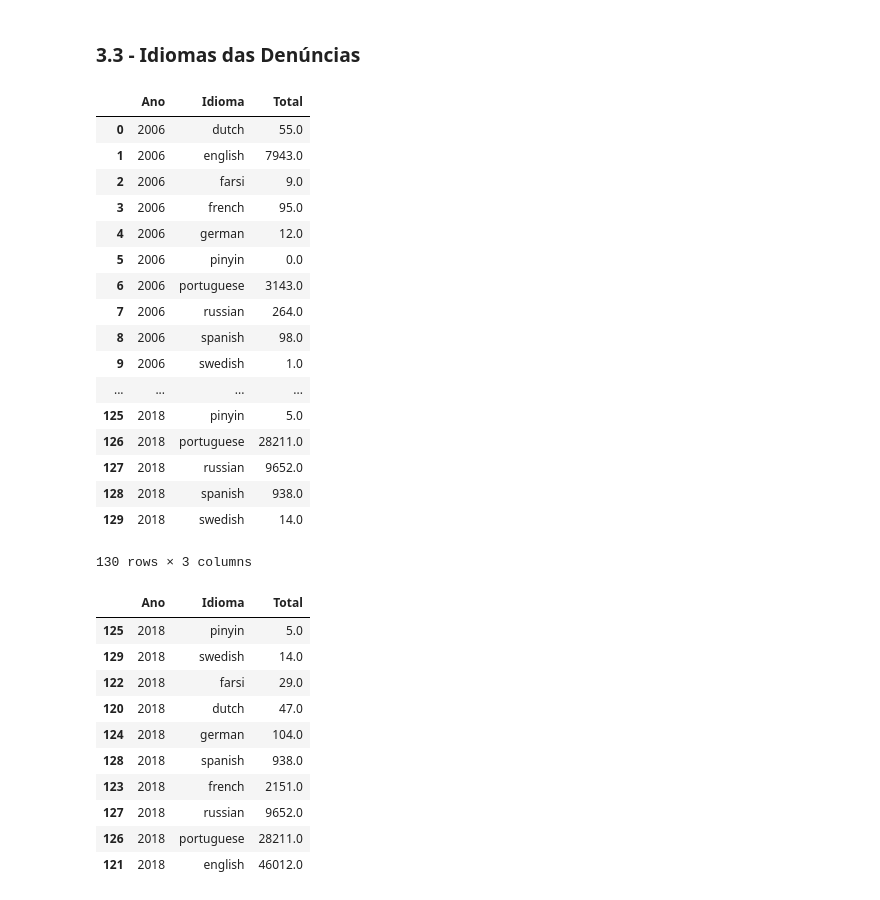
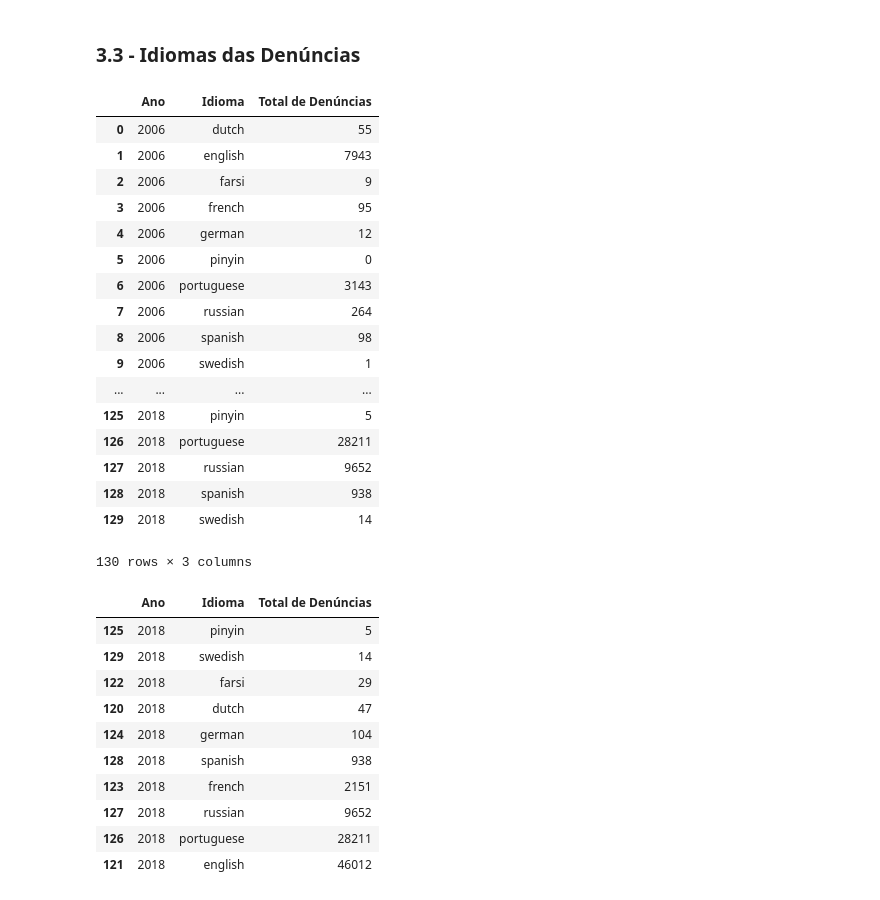
Before and after one commit to DeixeViver/eko-dados, a Jupyter notebook: Notebooks/explorando_indicadores_cnd.ipynb, the cells around one changed output. Saved outputs shown, nothing was run; the diff lists cells and outputs as text; code cells hidden in the pictures.

```diff
--- a/Notebooks/explorando_indicadores_cnd.ipynb
+++ b/Notebooks/explorando_indicadores_cnd.ipynb
@@ -176,38 +191,39 @@ dominio_agrupado_ano.loc[dominio_agrupado_ano['Ano'] == 2018].sort_values('Total
 # %% [markdown]
 ### 3.3 - Idiomas das Denúncias
 # %%
-idioma_agrupado_ano = idioma[['Total', 'Ano', 'Idioma']].groupby(['Ano', 'Idioma']).sum().reset_index()
+idioma_agrupado_ano = idioma[['Total de Denúncias', 'Ano', 'Idioma']].groupby(['Ano', 'Idioma']).sum().reset_index()
 idioma_agrupado_ano
 # %% [output]
-|  | Ano | Idioma | Total |
-| 0 | 2006 | dutch | 55.0 |
-| 1 | 2006 | english | 7943.0 |
-| 2 | 2006 | farsi | 9.0 |
-| 3 | 2006 | french | 95.0 |
-| 4 | 2006 | german | 12.0 |
-| 5 | 2006 | pinyin | 0.0 |
-| 6 | 2006 | portuguese | 3143.0 |
-| 7 | 2006 | russian | 264.0 |
-| 8 | 2006 | spanish | 98.0 |
-| 9 | 2006 | swedish | 1.0 |
+|  | Ano | Idioma | Total de Denúncias |
+| 0 | 2006 | dutch | 55 |
+| 1 | 2006 | english | 7943 |
+| 2 | 2006 | farsi | 9 |
+| 3 | 2006 | french | 95 |
+| 4 | 2006 | german | 12 |
+| 5 | 2006 | pinyin | 0 |
+| 6 | 2006 | portuguese | 3143 |
+| 7 | 2006 | russian | 264 |
+| 8 | 2006 | spanish | 98 |
+| 9 | 2006 | swedish | 1 |
 | ... | ... | ... | ... |
-| 125 | 2018 | pinyin | 5.0 |
-| 126 | 2018 | portuguese | 28211.0 |
-| 127 | 2018 | russian | 9652.0 |
-| 128 | 2018 | spanish | 938.0 |
-| 129 | 2018 | swedish | 14.0 |
+| 125 | 2018 | pinyin | 5 |
+| 126 | 2018 | portuguese | 28211 |
+| 127 | 2018 | russian | 9652 |
+| 128 | 2018 | spanish | 938 |
+| 129 | 2018 | swedish | 14 |
 130 rows × 3 columns
 # %%
-idioma_agrupado_ano.loc[dominio_agrupado_ano['Ano'] == 2018].sort_values('Total')
+idioma_2018 = idioma_agrupado_ano.loc[dominio_agrupado_ano['Ano'] == 2018].sort_values('Total de Denúncias')
+idioma_2018
 # %% [output]
-|  | Ano | Idioma | Total |
-| 125 | 2018 | pinyin | 5.0 |
-| 129 | 2018 | swedish | 14.0 |
-| 122 | 2018 | farsi | 29.0 |
-| 120 | 2018 | dutch | 47.0 |
-| 124 | 2018 | german | 104.0 |
-| 128 | 2018 | spanish | 938.0 |
-| 123 | 2018 | french | 2151.0 |
-| 127 | 2018 | russian | 9652.0 |
-| 126 | 2018 | portuguese | 28211.0 |
-| 121 | 2018 | english | 46012.0 |
+|  | Ano | Idioma | Total de Denúncias |
+| 125 | 2018 | pinyin | 5 |
+| 129 | 2018 | swedish | 14 |
+| 122 | 2018 | farsi | 29 |
+| 120 | 2018 | dutch | 47 |
+| 124 | 2018 | german | 104 |
+| 128 | 2018 | spanish | 938 |
+| 123 | 2018 | french | 2151 |
+| 127 | 2018 | russian | 9652 |
+| 126 | 2018 | portuguese | 28211 |
+| 121 | 2018 | english | 46012 |
```
Also changed, not shown: parts of 15 cells of this notebook.
